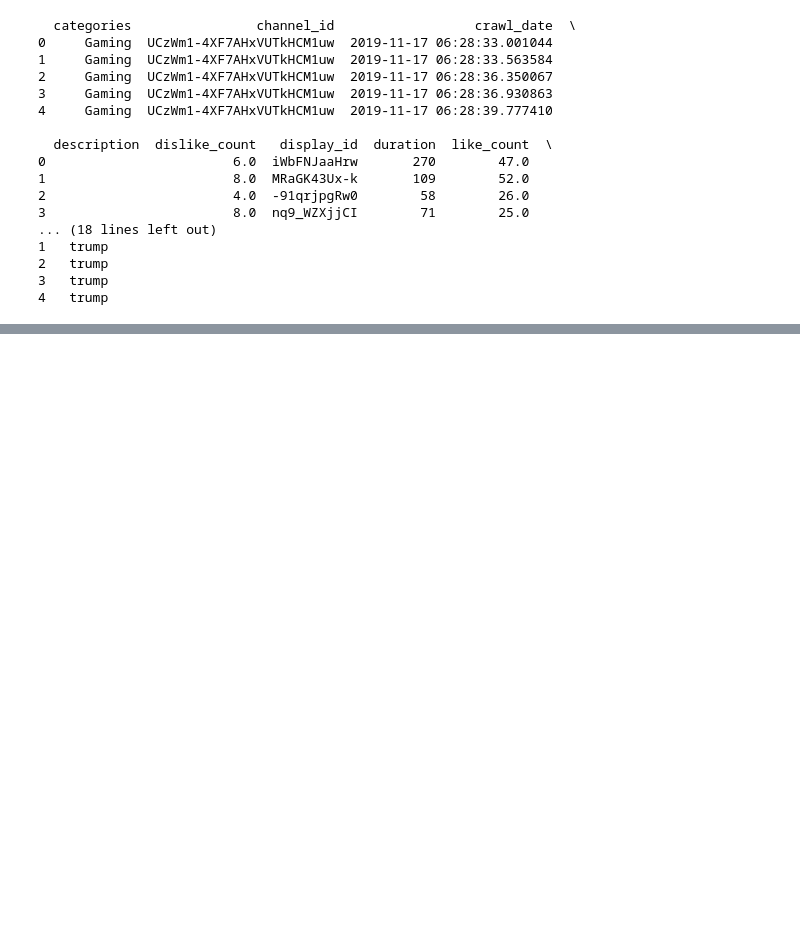
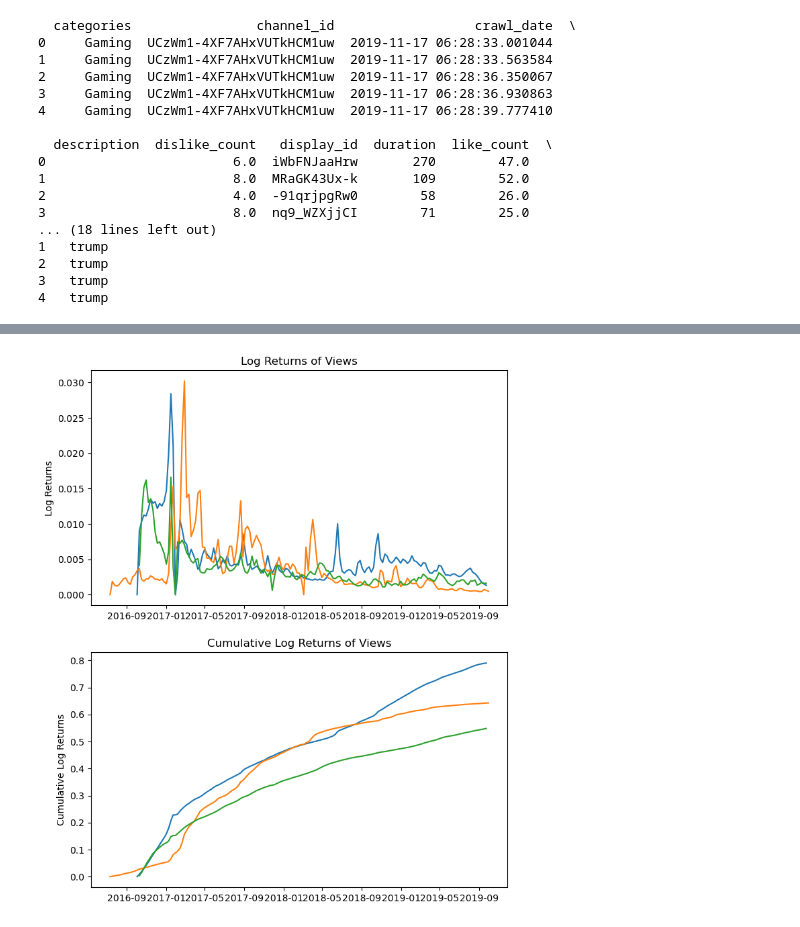
Before and after one commit to epfl-ada/ada-2024-project-kungfucooking, a Jupyter notebook: task1.ipynb, the cells around one changed output, grey strips where cells are left out. Cells and saved outputs as stored; diff of their text form; code cells hidden in the pictures; blank space fills up the shorter version.

```diff
--- a/task1.ipynb
+++ b/task1.ipynb
@@ -94,6 +143,6 @@ Name: count, dtype: int64
 # %%
 # Load the Time Series Data from https://zenodo.org/records/4650046
-df_sb_f = pd.read_csv("./df_timeseries_en.tsv.gz", compression="infer", sep="\t")
-df_sb_f["datetime"] = pd.to_datetime(df_sb_f["datetime"])
-print(df_sb_f.head())
+df_ts = pd.read_csv("./df_timeseries_en.tsv.gz", compression="infer", sep="\t")
+# df_sb_f["datetime"] = pd.to_datetime(df_sb_f["datetime"])
+print(df_ts.head())
 # %% [output]
@@ -113,7 +175,19 @@ print(df_sb_f.head())
 # %%
 # Filter the time series data to include only the channels that have conspiracy theory videos
 channels = filtered_data["channel_id"].unique()
-filtered_ts = df_sb_f[df_sb_f["channel"].isin(channels)]
-print(filtered_ts.shape)
-print(filtered_ts.head())
+channels_ts = df_ts[df_ts["channel"].isin(channels)].copy()
+
+# Set the datetime column as the index
+def adjust_date(dt):
+    if dt.hour == 23:
+        return dt + pd.Timedelta(days=1)
+    else:
+        return dt
+channels_ts["datetime"] = pd.to_datetime(channels_ts["datetime"])
+channels_ts["datetime"] = channels_ts["datetime"].apply(adjust_date).dt.date
+channels_ts.set_index("datetime", inplace=True, drop=True)
+channels_ts.index = pd.to_datetime(channels_ts.index)
+
+print(channels_ts.shape)
+print(channels_ts.head())
 # %% [output]
@@ -181,0 +211,23 @@ fig.tight_layout()
+# %%
+df = channels_ts.copy()
+
+fig, ax = plt.subplots(2,1, figsize=(8, 10))
+
+samples = df['channel'].unique()
+
+for channel in np.random.choice(samples, size=3, replace=False):
+    channel_data = df[df['channel'] == channel].copy()
+    channel_data['log_returns'] = np.log10(channel_data['views'] / (channel_data['views'] - channel_data['delta_views']))
+    channel_data['cumulative_log_returns'] = channel_data['log_returns'].cumsum()
+    ax[0].plot(channel_data.index, channel_data['log_returns'], label=channel)
+    ax[1].plot(channel_data.index, channel_data['cumulative_log_returns'], label=channel)
+
+ax[0].set_title('Log Returns of Views')
+ax[0].set_ylabel('Log Returns')
+
+ax[1].set_title('Cumulative Log Returns of Views')
+ax[1].set_ylabel('Cumulative Log Returns')
+
+plt.show()
+# %% [output]
+[figure, added]
```
Also changed, not shown: parts of 13 cells of this notebook.
